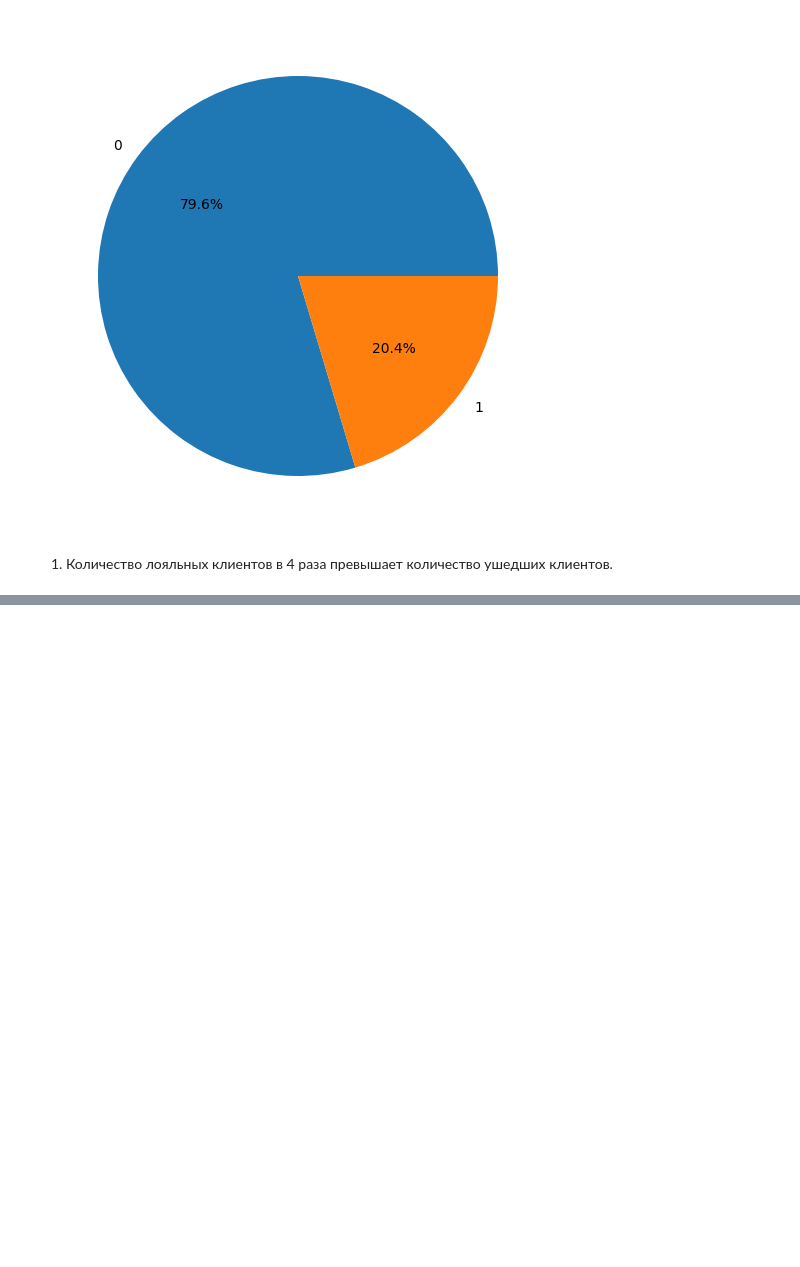
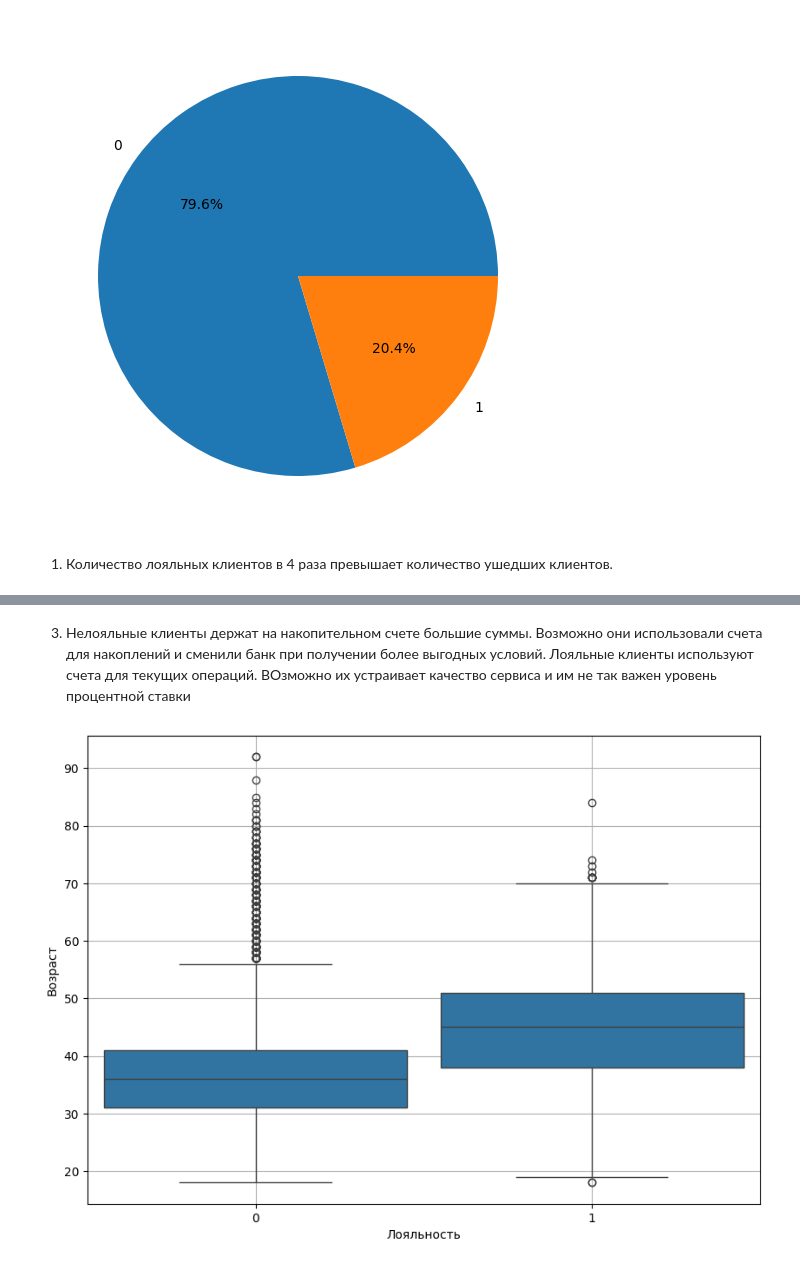
Before and after one commit to vkimich/sf_data_science, a Jupyter notebook: Skillfactory/PY_13_Визуализация данных/Практика.ipynb, the cells around one changed output, grey strips where cells are left out. Saved outputs shown, nothing was run; the diff lists cells and outputs as text; code cells hidden in the pictures; blank space fills up the shorter version.

```diff
--- a/Skillfactory/PY_13_Визуализация данных/Практика.ipynb
+++ b/Skillfactory/PY_13_Визуализация данных/Практика.ipynb
@@ -50,0 +78,16 @@ axes.pie(
+# %% [markdown]
+3. Нелояльные клиенты держат на накопительном счете большие суммы. Возможно они использовали счета для накоплений и сменили банк при получении более выгодных условий. Лояльные клиенты используют счета для текущих операций. ВОзможно их устраивает качество сервиса и им не так важен уровень процентной ставки
+# %%
+fig = plt.figure(figsize=(10, 7))
+boxplot = sns.boxplot(
+    data=churn_data,
+    y='Age',
+    x='Exited',
+    orient='v',
+    width=0.9
+)
+boxplot.set_xlabel('Лояльность');
+boxplot.set_ylabel('Возраст');
+boxplot.grid()
+# %% [output]
+[figure, added]
```
Also changed, not shown: parts of 19 cells of this notebook.
